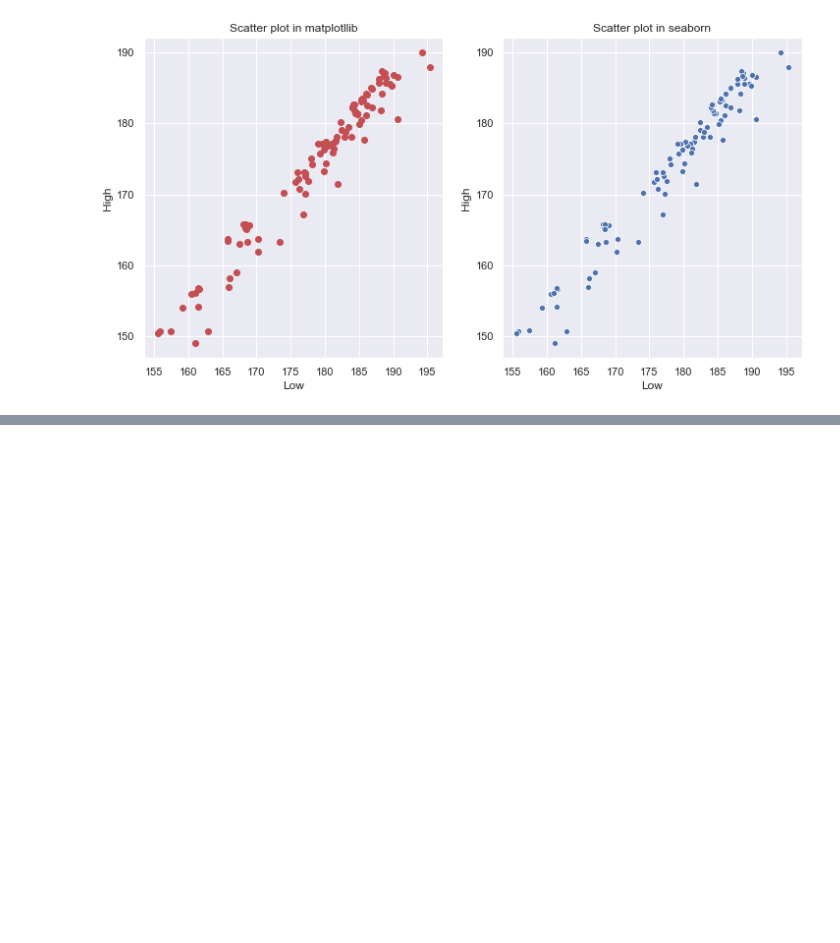
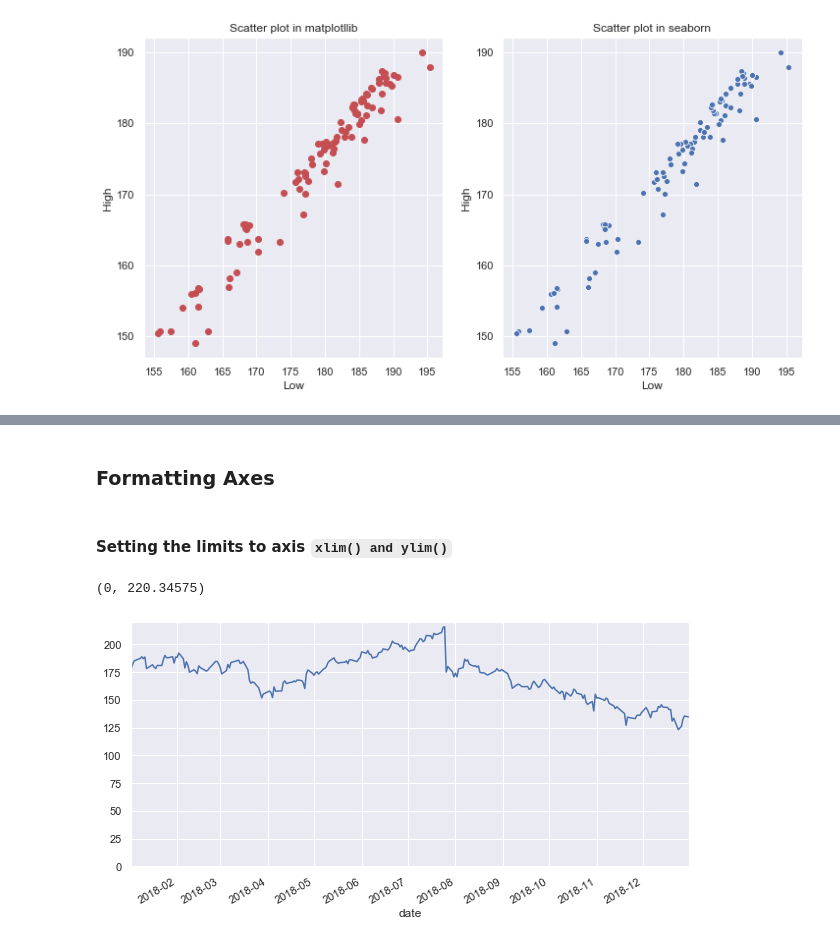
Before and after one commit to adityarj-pazuzu/Data-Visualization, a Jupyter notebook: Data Visualization using Matplotlib and Seaborn.ipynb, the cells around one changed output, grey strips where cells are left out. Saved outputs shown, nothing was run; the diff lists cells and outputs as text; code cells hidden in the pictures; blank space fills up the shorter version.

```diff
--- a/Data Visualization using Matplotlib and Seaborn.ipynb
+++ b/Data Visualization using Matplotlib and Seaborn.ipynb
@@ -412,0 +448,10 @@ Text(0.5, 0, 'Low')
+# %% [markdown]
+### Formatting Axes
+# %% [markdown]
+#### Setting the limits to axis `xlim() and ylim()`
+# %%
+fb.open.plot(grid=True, figsize=(10,5))
+plt.ylim(0,None)
+# %% [output]
+(0, 220.34575)
+[figure, added]
```
Also changed, not shown: parts of 50 cells of this notebook.
